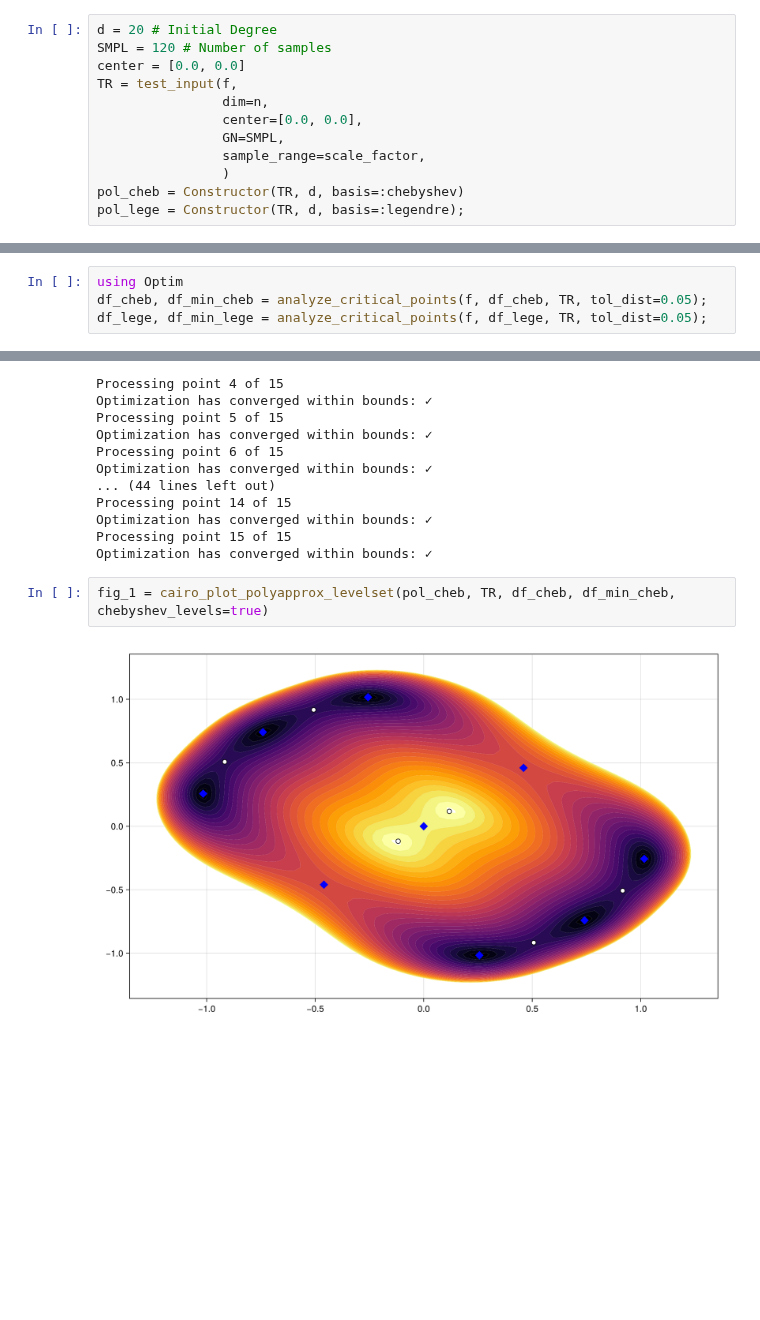
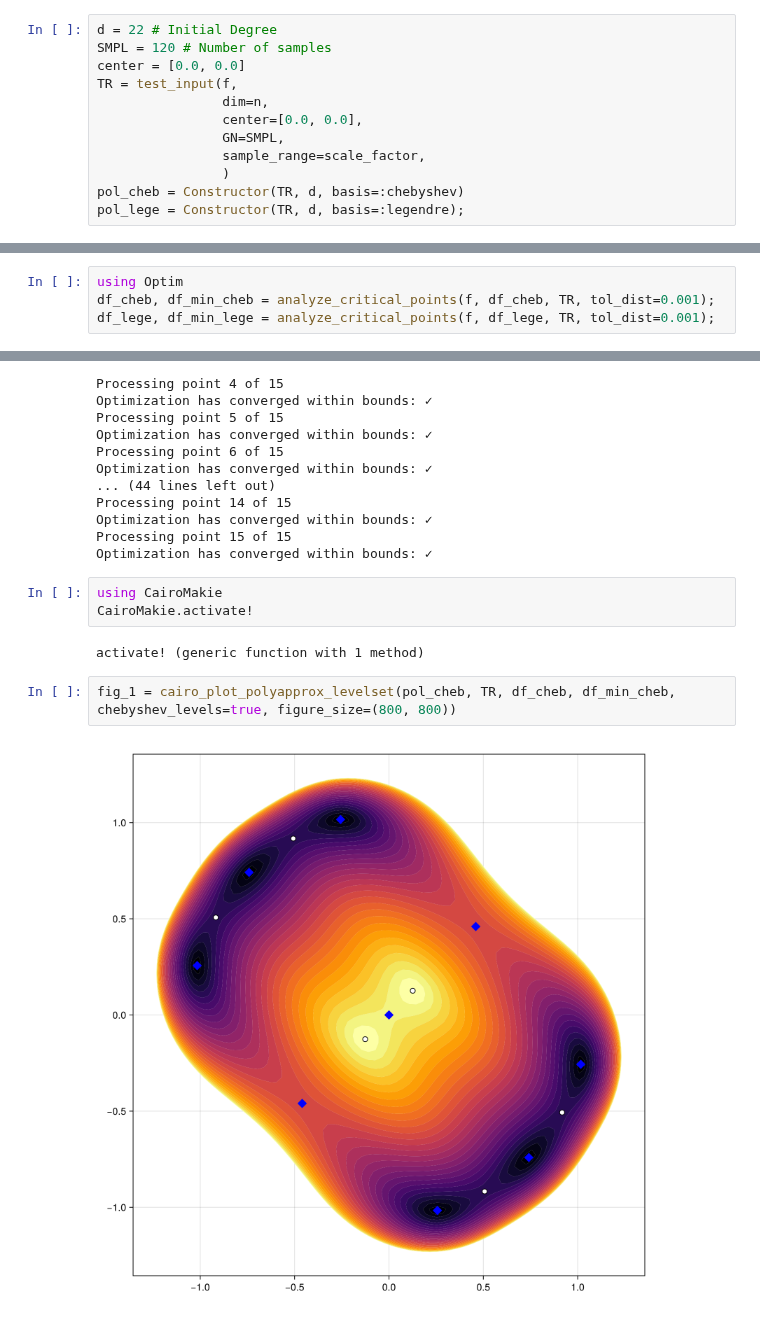
Before and after one commit to gescholt/Globtim.jl, a Jupyter notebook: Examples/Notebooks/Deuflhard.ipynb, the cells around one changed output, grey strips where cells are left out. Cells and saved outputs as stored; diff of their text form; blank space fills up the shorter version.

```diff
--- a/Examples/Notebooks/Deuflhard.ipynb
+++ b/Examples/Notebooks/Deuflhard.ipynb
@@ -19,7 +16,7 @@ f = Deuflhard # Objective function
 # %% [output]
 Deuflhard (generic function with 1 method)
 # %%
-d = 20 # Initial Degree
+d = 22 # Initial Degree
 SMPL = 120 # Number of samples
 center = [0.0, 0.0]
 TR = test_input(f,
@@ -77,7 +81,7 @@ df_lege = process_crit_pts(real_pts_lege, f, TR)
 # %%
 using Optim
-df_cheb, df_min_cheb = analyze_critical_points(f, df_cheb, TR, tol_dist=0.05);
-df_lege, df_min_lege = analyze_critical_points(f, df_lege, TR, tol_dist=0.05);
+df_cheb, df_min_cheb = analyze_critical_points(f, df_cheb, TR, tol_dist=0.001);
+df_lege, df_min_lege = analyze_critical_points(f, df_lege, TR, tol_dist=0.001);
 # %% [output]
 Processing point 1 of 15
 Optimization has converged within bounds: ✓
@@ -96,8 +100,13 @@ Processing point 14 of 15
 Optimization has converged within bounds: ✓
 Processing point 15 of 15
 Optimization has converged within bounds: ✓
+# %%
+using CairoMakie
+CairoMakie.activate!
+# %% [output]
+activate! (generic function with 1 method)
 # %%
-fig_1 = cairo_plot_polyapprox_levelset(pol_cheb, TR, df_cheb, df_min_cheb, chebyshev_levels=true)
+fig_1 = cairo_plot_polyapprox_levelset(pol_cheb, TR, df_cheb, df_min_cheb, chebyshev_levels=true, figure_size=(800, 800))
 # %% [output]
-[figure, old version]
+[figure, new version]
 # %%
```
Also changed, not shown: parts of 9 cells of this notebook, 5 other files.
